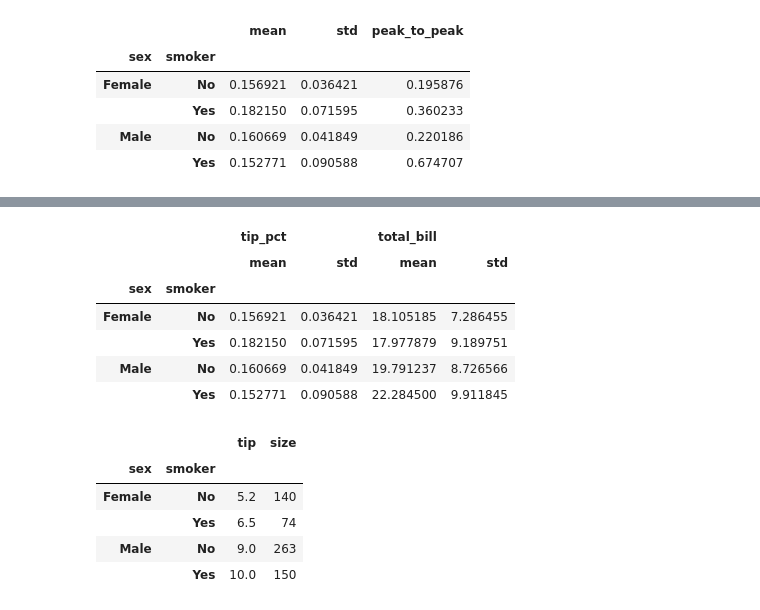
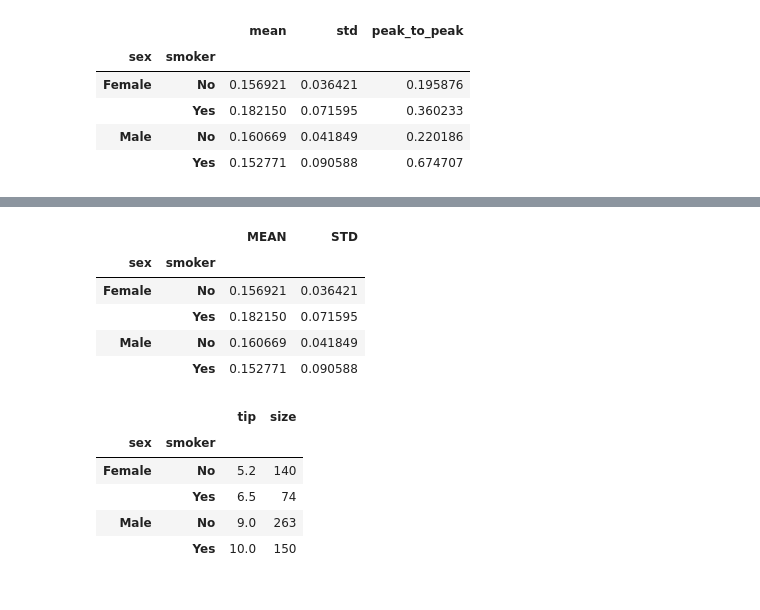
Before and after one commit to hugolu/learn-python, a Jupyter notebook: python-for-data-analysis/ch09-data-aggregation-and-group-operations.ipynb, the cells around one changed output, grey strips where cells are left out. Drawn from its saved outputs; the diff is of its cells as text; code cells hidden in the pictures.

```diff
--- a/python-for-data-analysis/ch09-data-aggregation-and-group-operations.ipynb
+++ b/python-for-data-analysis/ch09-data-aggregation-and-group-operations.ipynb
@@ -298,11 +301,11 @@ grouped['tip_pct'].agg([
 # %%
-grouped['tip_pct', 'total_bill'].agg(['mean', 'std'])
+# 变更分组计算的 column name
+grouped['tip_pct'].agg([('MEAN', 'mean'), ('STD','std')])
 # %% [output]
-|  |  | tip_pct |  | total_bill |  |
-|  |  | mean | std | mean | std |
-| sex | smoker |  |  |  |  |
-| Female | No | 0.156921 | 0.036421 | 18.105185 | 7.286455 |
-|  | Yes | 0.182150 | 0.071595 | 17.977879 | 9.189751 |
-| Male | No | 0.160669 | 0.041849 | 19.791237 | 8.726566 |
-|  | Yes | 0.152771 | 0.090588 | 22.284500 | 9.911845 |
+|  |  | MEAN | STD |
+| sex | smoker |  |  |
+| Female | No | 0.156921 | 0.036421 |
+|  | Yes | 0.182150 | 0.071595 |
+| Male | No | 0.160669 | 0.041849 |
+|  | Yes | 0.152771 | 0.090588 |
 # %%
```
Also changed, not shown: parts of 66 cells of this notebook, 2 other files.
